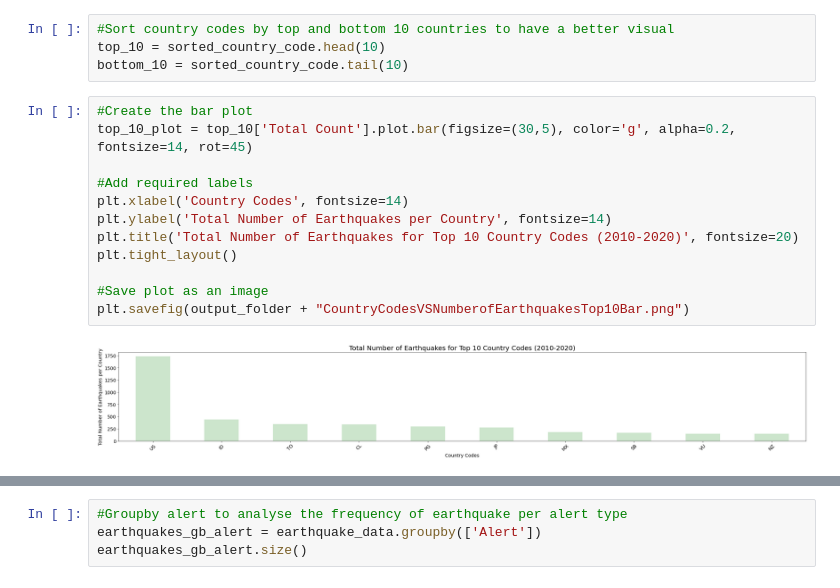
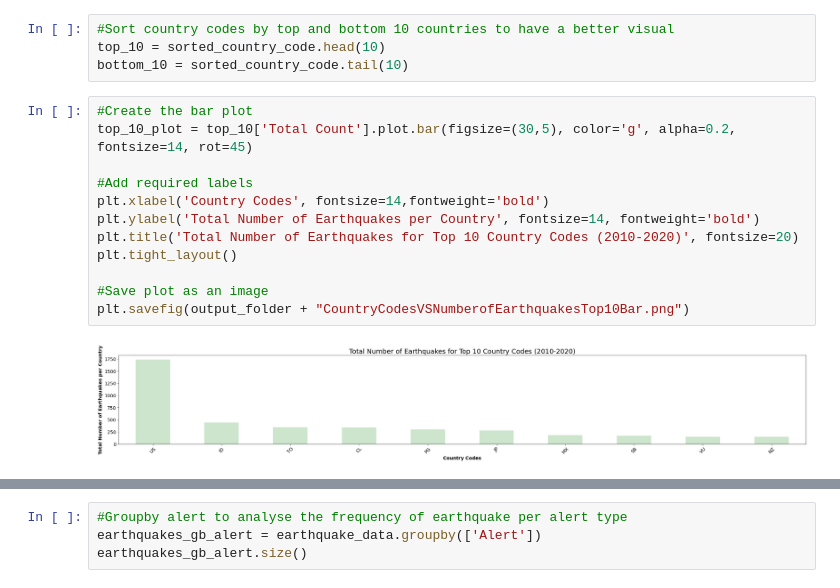
Before and after one commit to hiamdebsi/Project-1, a Jupyter notebook: starter_code/Earthquakes_Project_1_Analysis.ipynb, the cells around one changed output, grey strips where cells are left out. Cells and saved outputs as stored; diff of their text form.

```diff
--- a/starter_code/Earthquakes_Project_1_Analysis.ipynb
+++ b/starter_code/Earthquakes_Project_1_Analysis.ipynb
@@ -178,14 +196,14 @@ bottom_10 = sorted_country_code.tail(10)
 # %%
 #Create the bar plot
 top_10_plot = top_10['Total Count'].plot.bar(figsize=(30,5), color='g', alpha=0.2, fontsize=14, rot=45)
 
 #Add required labels
-plt.xlabel('Country Codes', fontsize=14)
-plt.ylabel('Total Number of Earthquakes per Country', fontsize=14)
+plt.xlabel('Country Codes', fontsize=14,fontweight='bold')
+plt.ylabel('Total Number of Earthquakes per Country', fontsize=14, fontweight='bold')
 plt.title('Total Number of Earthquakes for Top 10 Country Codes (2010-2020)', fontsize=20)
 plt.tight_layout()
 
 #Save plot as an image
 plt.savefig(output_folder + "CountryCodesVSNumberofEarthquakesTop10Bar.png")
 # %% [output]
-[figure, old version]
+[figure, new version]
```
Also changed, not shown: parts of 52 cells of this notebook, 4 other files.
